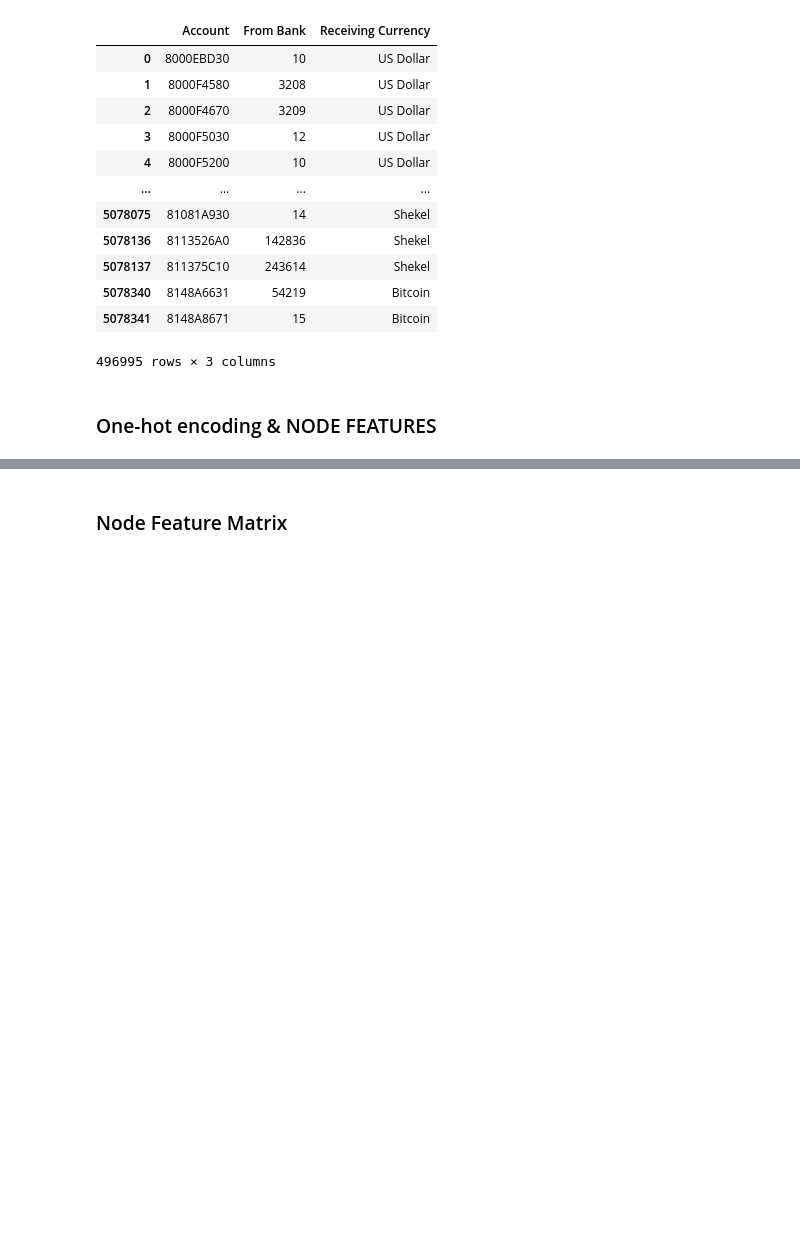
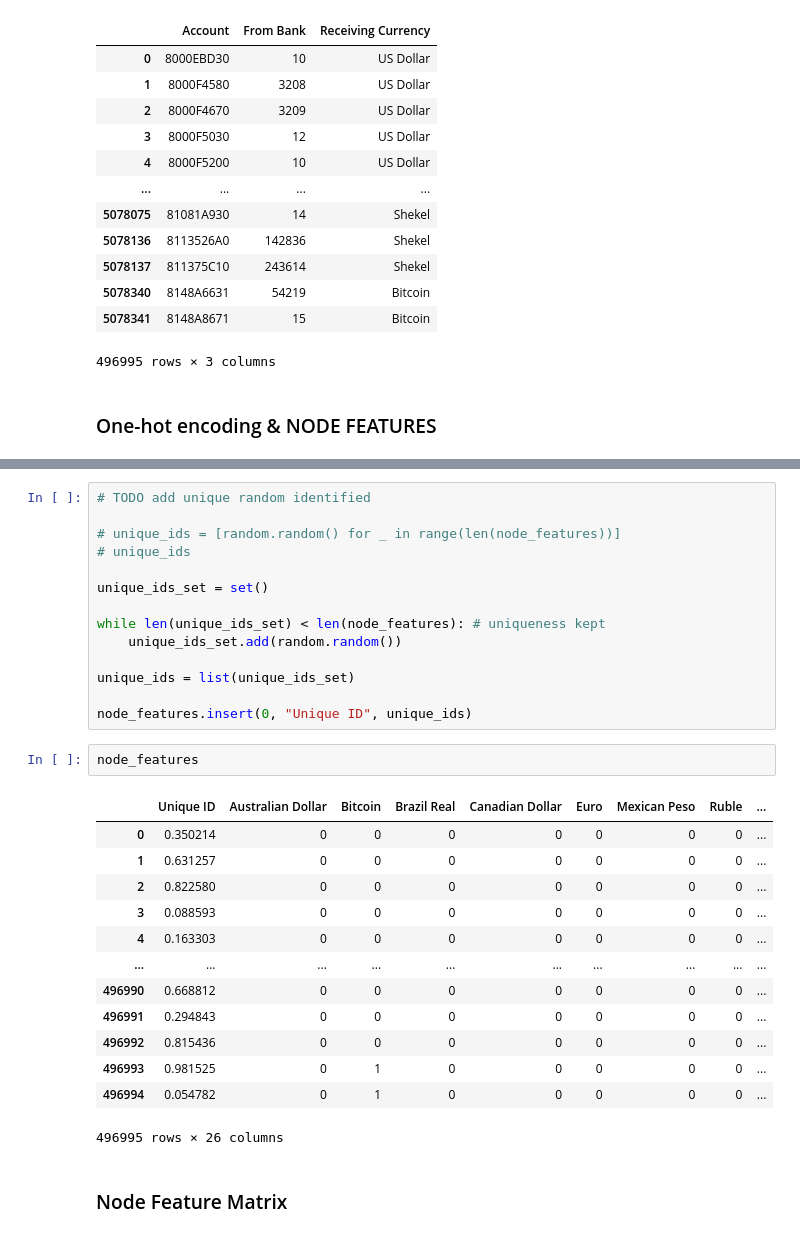
Before and after one commit to owhygithub/AML-fraud-detector, a Jupyter notebook: datasets_explore.ipynb, the cells around one changed output, grey strips where cells are left out. Cells and saved outputs as stored; diff of their text form; blank space fills up the shorter version.

```diff
--- a/datasets_explore.ipynb
+++ b/datasets_explore.ipynb
@@ -208,3 +327,33 @@ See the caveats in the documentation: https://pandas.pydata.org/pandas-docs/stab
+# %%
+# TODO add unique random identified
+
+# unique_ids = [random.random() for _ in range(len(node_features))]
+# unique_ids
+
+unique_ids_set = set()
+
+while len(unique_ids_set) < len(node_features): # uniqueness kept
+    unique_ids_set.add(random.random())
+
+unique_ids = list(unique_ids_set)
+
+node_features.insert(0, "Unique ID", unique_ids)
+# %%
+node_features
+# %% [output]
+|  | Unique ID | Australian Dollar | Bitcoin | Brazil Real | Canadian Dollar | Euro | Mexican Peso | Ruble | ... |
+| 0 | 0.350214 | 0 | 0 | 0 | 0 | 0 | 0 | 0 | ... |
+| 1 | 0.631257 | 0 | 0 | 0 | 0 | 0 | 0 | 0 | ... |
+| 2 | 0.822580 | 0 | 0 | 0 | 0 | 0 | 0 | 0 | ... |
+| 3 | 0.088593 | 0 | 0 | 0 | 0 | 0 | 0 | 0 | ... |
+| 4 | 0.163303 | 0 | 0 | 0 | 0 | 0 | 0 | 0 | ... |
+| ... | ... | ... | ... | ... | ... | ... | ... | ... | ... |
+| 496990 | 0.668812 | 0 | 0 | 0 | 0 | 0 | 0 | 0 | ... |
+| 496991 | 0.294843 | 0 | 0 | 0 | 0 | 0 | 0 | 0 | ... |
+| 496992 | 0.815436 | 0 | 0 | 0 | 0 | 0 | 0 | 0 | ... |
+| 496993 | 0.981525 | 0 | 1 | 0 | 0 | 0 | 0 | 0 | ... |
+| 496994 | 0.054782 | 0 | 1 | 0 | 0 | 0 | 0 | 0 | ... |
+496995 rows × 26 columns
 # %% [markdown]
 ### Node Feature Matrix
 # %%
```
Also changed, not shown: parts of 15 cells of this notebook, 1 other file.
